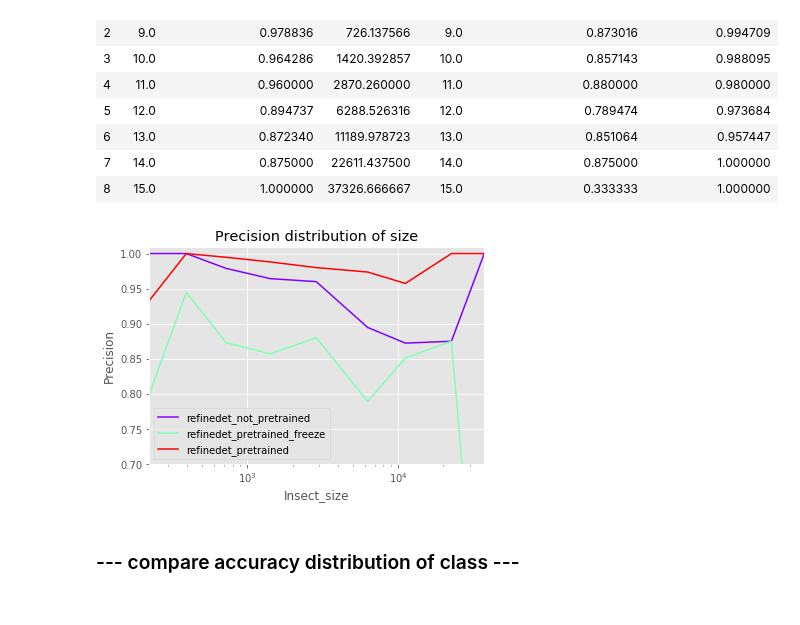
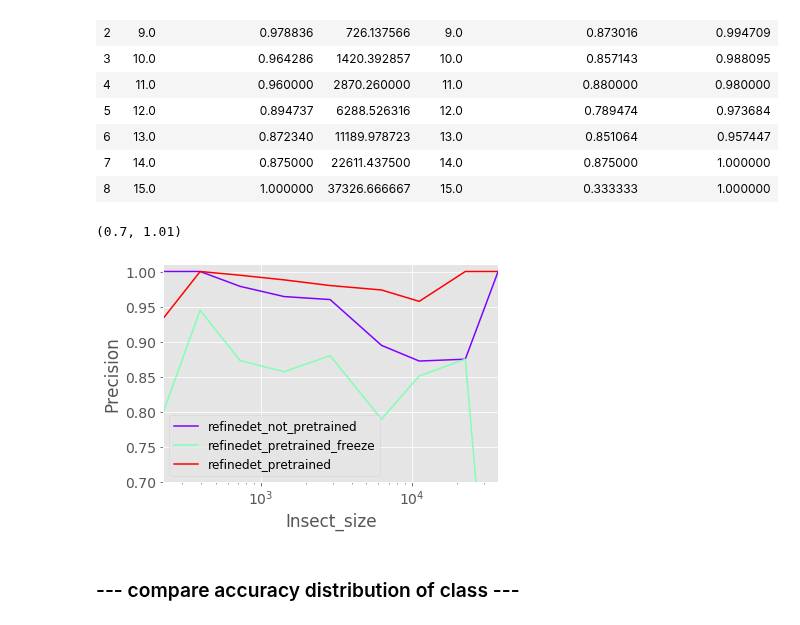
Before and after one commit to keiiti975/Insect_Phenology_Detector, a Jupyter notebook: result/detection/compare_finetuning/compare_finetuning.ipynb, the cells around one changed output. Drawn from its saved outputs; the diff is of its cells as text; code cells hidden in the pictures.

Commit message:
modify font size of result

```diff
--- a/result/detection/compare_finetuning/compare_finetuning.ipynb
+++ b/result/detection/compare_finetuning/compare_finetuning.ipynb
@@ -49,13 +49,15 @@ all_df
 | 7 | 14.0 | 0.875000 | 22611.437500 | 14.0 | 0.875000 | 1.000000 |
 | 8 | 15.0 | 1.000000 | 37326.666667 | 15.0 | 0.333333 | 1.000000 |
 # %%
+plt.rcParams["font.size"] = 14
 all_df.plot(x="Insect_size", y=["refinedet_not_pretrained", "refinedet_pretrained_freeze", "refinedet_pretrained"], logx=True, legend=True, cmap="rainbow")
 plt.ylabel("Precision")
-plt.title("Precision distribution of size")
+plt.legend(fontsize=12)
 plt.ylim(0.7, 1.01)
 plt.savefig("/home/tanida/workspace/Insect_Phenology_Detector/result/detection/compare_finetuning/compare_precision_distrib_of_size.png", bbox_inches="tight")
 # %% [output]
+(0.7, 1.01)
-[figure, old version]
+[figure, new version]
 # %% [markdown]
 ### --- compare accuracy distribution of class ---
 # %%
```
Also changed, not shown: parts of 1 cell of this notebook, 5 other files.
